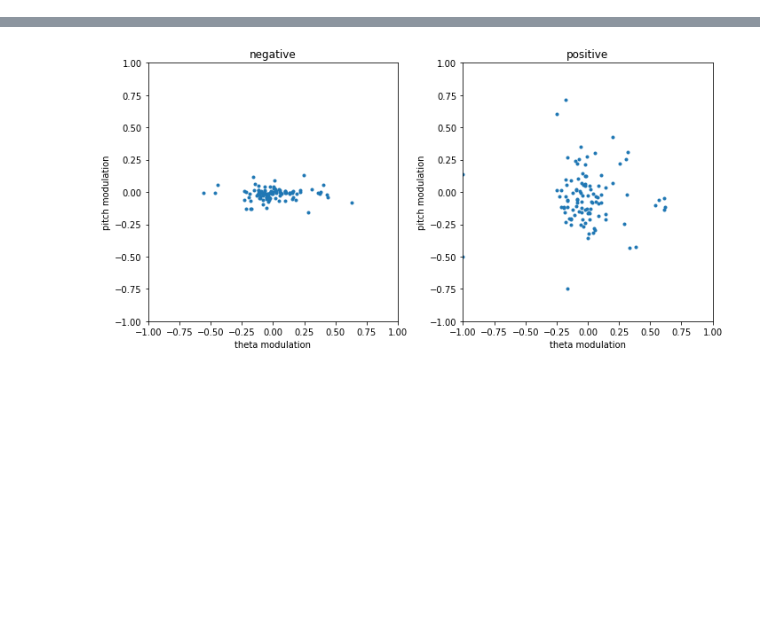
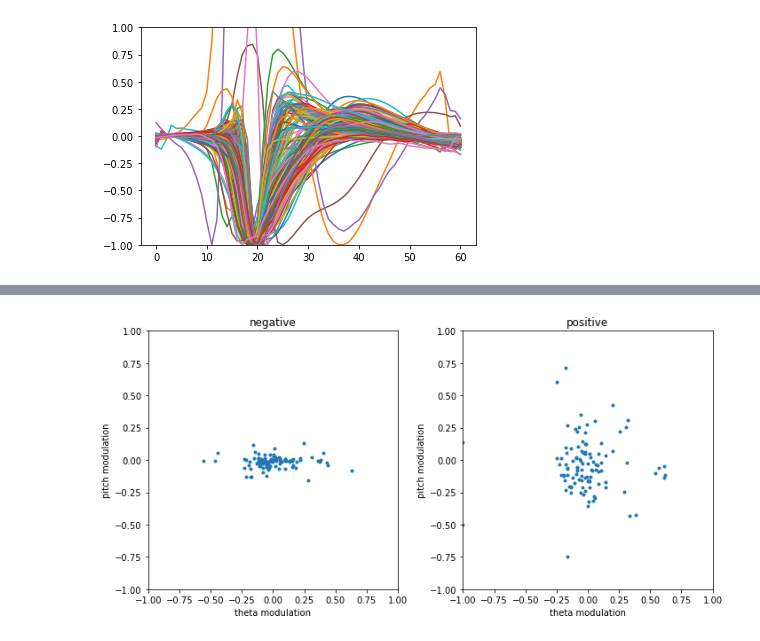
Before and after one commit to nielllab/FreelyMovingEphys, a Jupyter notebook: testing/population_analysis.ipynb, the cells around one changed output, grey strips where cells are left out. Saved outputs shown, nothing was run; the diff lists cells and outputs as text; code cells hidden in the pictures; blank space fills up the shorter version.

```diff
--- a/testing/population_analysis.ipynb
+++ b/testing/population_analysis.ipynb
@@ -29,0 +41,17 @@ list(df.columns.values)
+# %%
+plt.figure()
+df1['norm_waveform'] = df1['waveform'].copy()
+for ind, row in df1.iterrows():
+    if type(row['waveform']) != float:
+        starting_val = np.mean(row['waveform'][:6])
+        center_waveform = [i-starting_val for i in row['waveform']]
+        norm_waveform = center_waveform / -np.min(center_waveform)
+        plt.plot(norm_waveform)
+        df1.at[ind, 'waveform_trough_width'] = len(norm_waveform[norm_waveform < -0.25])
+        df1.at[ind, 'waveform_t25_val'] = norm_waveform[25]
+        df1.at[ind, 'waveform_peak'] = norm_waveform[18]
+        df1.at[ind, 'norm_waveform'] = norm_waveform
+plt.ylim([-1,1])
+plt.show()
+# %% [output]
+[figure, added]
```
Also changed, not shown: parts of 9 cells of this notebook, 4 other files.
